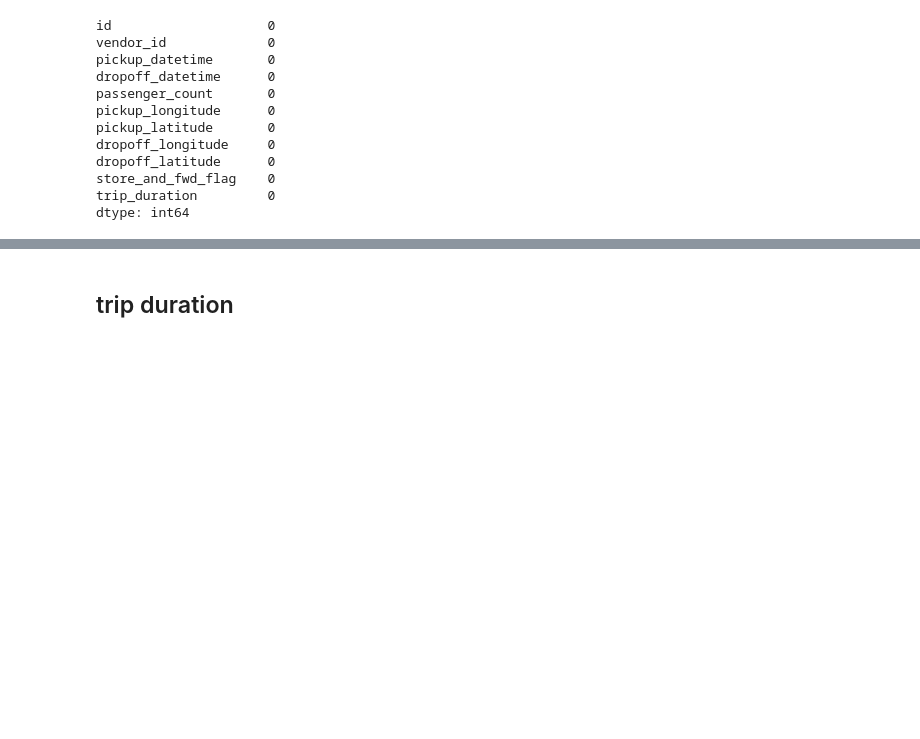
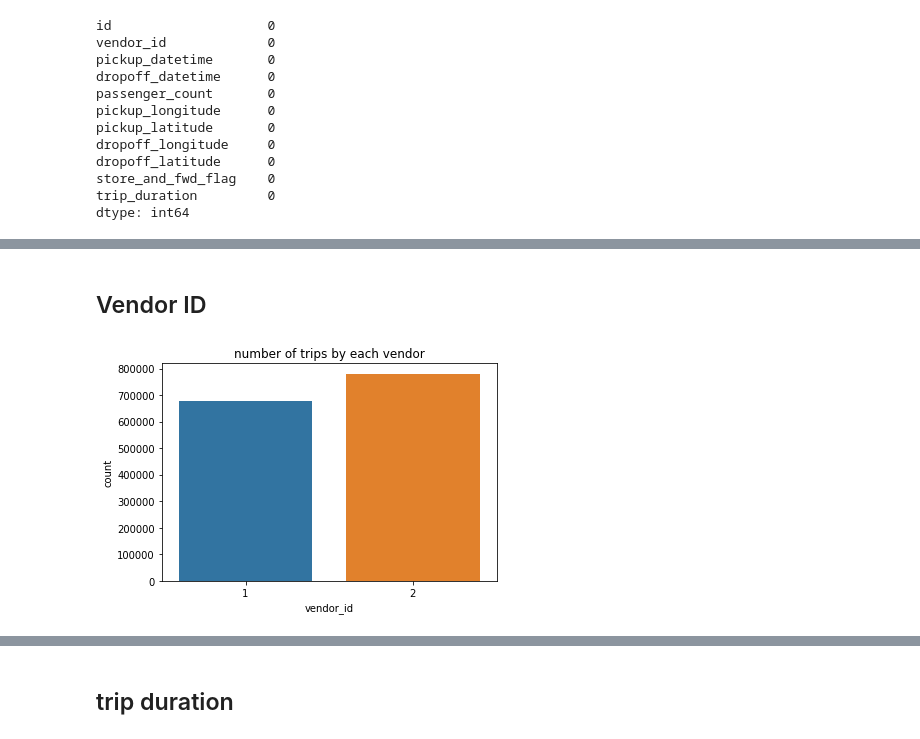
Before and after one commit to prabindebnath25/NYC-Taxi-Trip-Time-Prediction, a Jupyter notebook: NYC_Taxi_Trip_Time_Prediction_Capstone_Project.ipynb, the cells around one changed output, grey strips where cells are left out. Saved outputs shown, nothing was run; the diff lists cells and outputs as text; code cells hidden in the pictures; blank space fills up the shorter version.

```diff
--- a/NYC_Taxi_Trip_Time_Prediction_Capstone_Project.ipynb
+++ b/NYC_Taxi_Trip_Time_Prediction_Capstone_Project.ipynb
@@ -122,8 +129,6 @@ dropoff_latitude      0
 store_and_fwd_flag    0
 trip_duration         0
 dtype: int64
-# %%
-df.drop(columns= ['id'], inplace= True)
 # %%
 df['pickup_datetime'] = pd.to_datetime(df['pickup_datetime'])
 df['dropoff_datetime'] = pd.to_datetime(df['dropoff_datetime'])
@@ -153 +158,9 @@ df.vendor_id.value_counts()
 Name: vendor_id, dtype: int64
+# %% [markdown]
+## Vendor ID
+# %%
+sns.countplot(df['vendor_id'])
+plt.title("number of trips by each vendor")
+plt.show()
+# %% [output]
+[figure, added]
```
Also changed, not shown: parts of 85 cells of this notebook.
